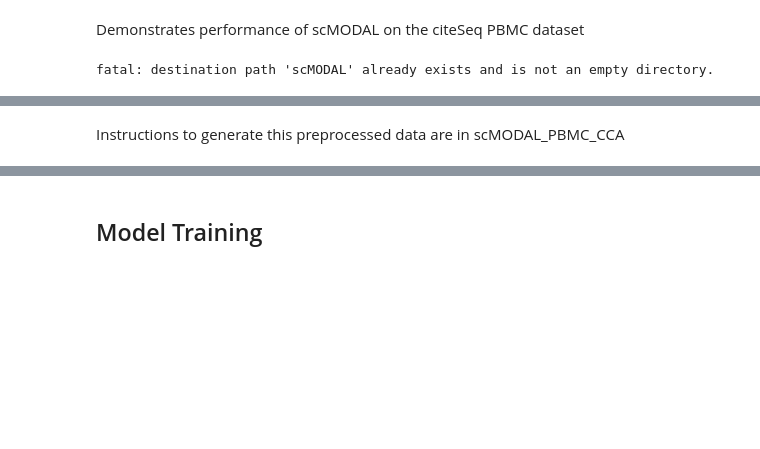
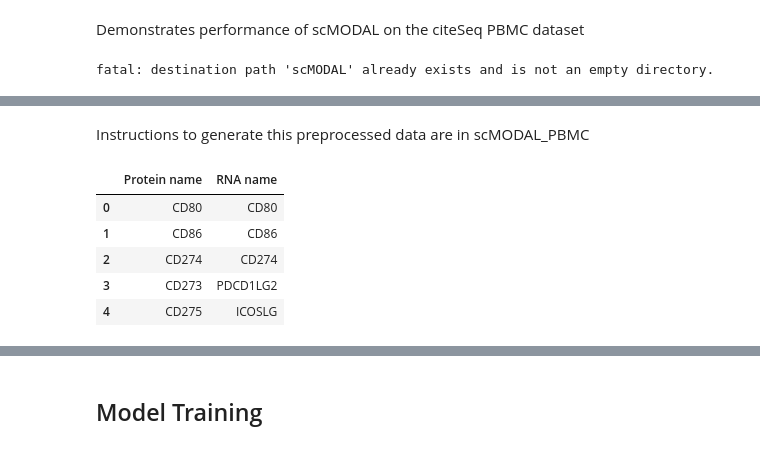
Before and after one commit to atryt0ne/cs690-multimodal-integration, a Jupyter notebook: code/scMODAL_PBMC.ipynb, the cells around one changed output, grey strips where cells are left out. Saved outputs shown, nothing was run; the diff lists cells and outputs as text; code cells hidden in the pictures; blank space fills up the shorter version.

```diff
--- a/code/scMODAL_PBMC.ipynb
+++ b/code/scMODAL_PBMC.ipynb
@@ -41,2 +29,2 @@ Requirement already satisfied: mpmath<1.4,>=1.1.0 in /opt/conda/lib/python3.10/s
 # %% [markdown]
-Instructions to generate this preprocessed data are in scMODAL_PBMC_CCA
+Instructions to generate this preprocessed data are in scMODAL_PBMC
@@ -53,0 +45,10 @@ protein_adata = sc.read_h5ad("pbmc_protein.h5ad")
+# %%
+correspondence = pd.read_csv('protein_gene_conversion.csv')
+correspondence.head()
+# %% [output]
+|  | Protein name | RNA name |
+| 0 | CD80 | CD80 |
+| 1 | CD86 | CD86 |
+| 2 | CD274 | CD274 |
+| 3 | CD273 | PDCD1LG2 |
+| 4 | CD275 | ICOSLG |
```
Also changed, not shown: parts of 14 cells of this notebook, 5 other files.
